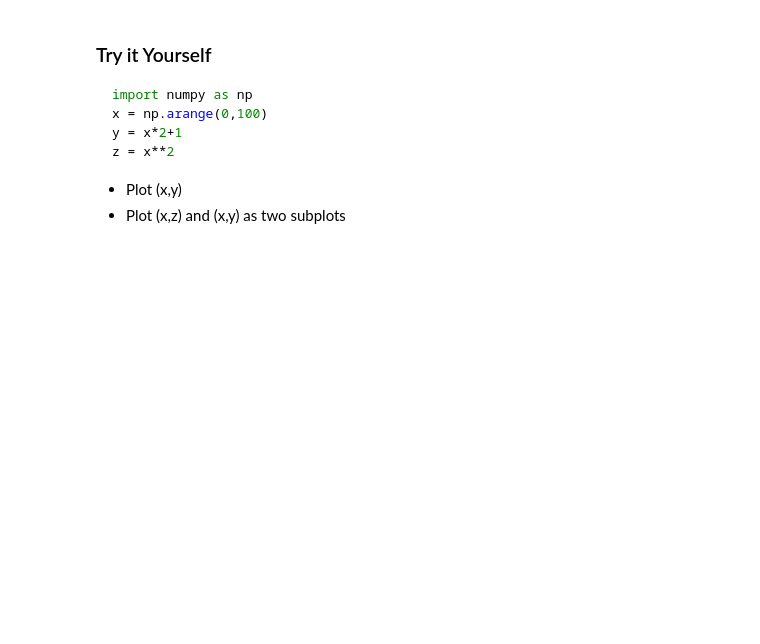
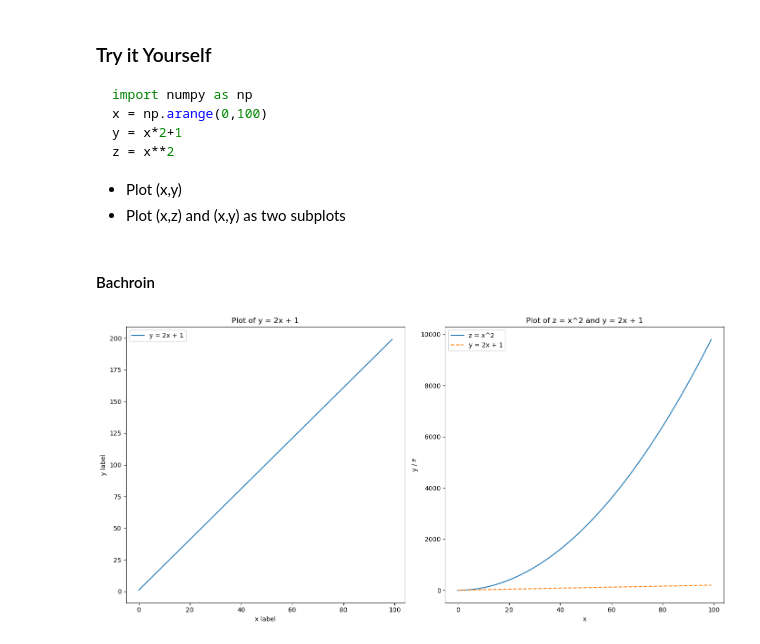
Before and after one commit to nabilbachroin/Soft_Computing, a Jupyter notebook: 26feb-W1/L1/matplotlib.ipynb, the cells around one changed output. Cells and saved outputs as stored; diff of their text form; code cells hidden in the pictures; blank space fills up the shorter version.

```diff
--- a/26feb-W1/L1/matplotlib.ipynb
+++ b/26feb-W1/L1/matplotlib.ipynb
@@ -175,3 +195,29 @@ import matplotlib.pyplot as plt
 x = np.arange(0,100)
 y = x*2+1
 z = x**2
+# %% [markdown]
+#### Bachroin
+# %%
+plt.figure(figsize=(14,7))
+
+# Membuat subplot untuk (x, y)
+plt.subplot(1, 2, 1)  # 1 baris, 2 kolom, subplot pertama
+plt.plot(x, y, label='y = 2x + 1')  # Plot x vs y
+plt.title('Plot of y = 2x + 1')
+plt.xlabel('x label')
+plt.ylabel('y label')
+plt.legend()
+
+# Membuat subplot untuk (x, z) dan (x, y)
+plt.subplot(1, 2, 2)  # 1 baris, 2 kolom, subplot kedua
+plt.plot(x, z, label='z = x^2')  # Plot x vs z
+plt.plot(x, y, label='y = 2x + 1', linestyle='--')  # Plot x vs y dengan garis putus-putus
+plt.title('Plot of z = x^2 and y = 2x + 1')
+plt.xlabel('x')
+plt.ylabel('y / z')
+plt.legend()
+
+plt.tight_layout()  # Otomatis mengatur subplot agar tidak tumpang tindih
+plt.show()  # Menampilkan plot
+# %% [output]
+[figure, added]
```
Also changed, not shown: parts of 11 cells of this notebook, 1 other file.
